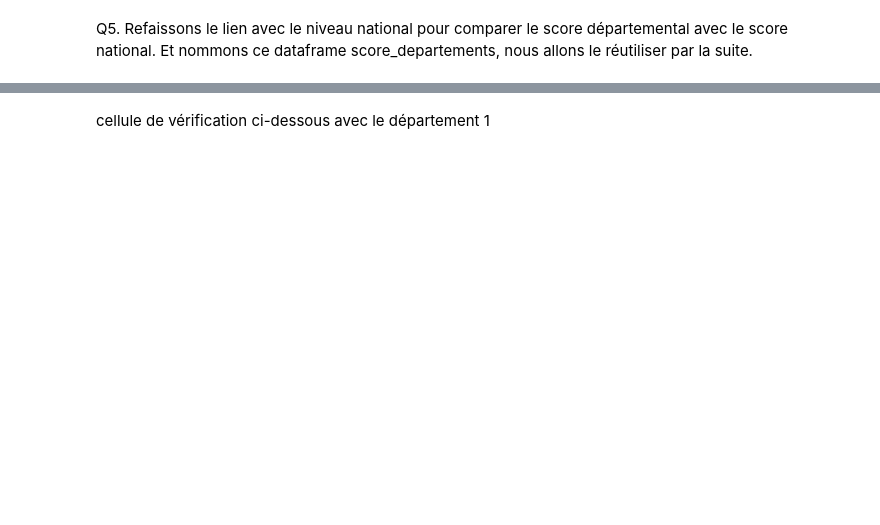
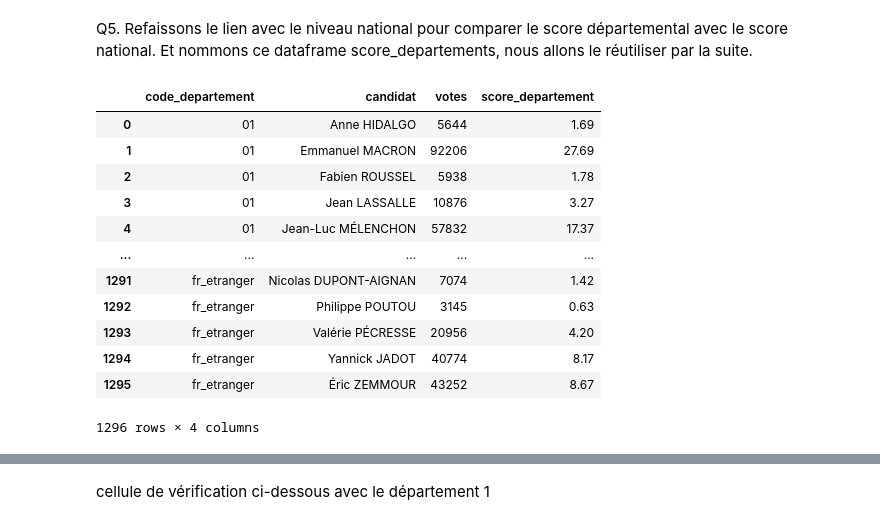
Before and after one commit to djamal2905/evaluation_intermediaire_python_4_data_science_groupe_2c, a Jupyter notebook: reponse.ipynb, the cells around one changed output, grey strips where cells are left out. Cells and saved outputs as stored; diff of their text form; code cells hidden in the pictures; blank space fills up the shorter version.

```diff
--- a/reponse.ipynb
+++ b/reponse.ipynb
@@ -102,5 +183,37 @@ x.loc[x["code_departement"] == "11"].sort_values("votes", ascending=False)
 # %% [markdown]
 Q5. Refaissons le lien avec le niveau national pour comparer le score départemental avec le score national. Et nommons ce dataframe score_departements, nous allons le réutiliser par la suite.
+# %%
+# Votes par candidat et par département
+score_departements = df.groupby(["code_departement", "candidat"]).agg(
+    votes = ("voix", "sum")
+).reset_index()
+
+# Récupération des totaux sans tenir compte des votes adressé à personne
+total_dep = df.loc[~df["candidat"].isna()].groupby(["code_departement"]).agg(
+    total = ("voix", "sum")
+).reset_index()
+
+# Rajout du total
+score_departements = score_departements.merge(right=total_dep, how="left", on="code_departement")
+
+# Calcul du score
+score_departements["score_departement"] = round(100 * score_departements["votes"] / score_departements["total"], 2)
+score_departements = score_departements.drop(columns="total")
+score_departements
+# %% [output]
+|  | code_departement | candidat | votes | score_departement |
+| 0 | 01 | Anne HIDALGO | 5644 | 1.69 |
+| 1 | 01 | Emmanuel MACRON | 92206 | 27.69 |
+| 2 | 01 | Fabien ROUSSEL | 5938 | 1.78 |
+| 3 | 01 | Jean LASSALLE | 10876 | 3.27 |
+| 4 | 01 | Jean-Luc MÉLENCHON | 57832 | 17.37 |
+| ... | ... | ... | ... | ... |
+| 1291 | fr_etranger | Nicolas DUPONT-AIGNAN | 7074 | 1.42 |
+| 1292 | fr_etranger | Philippe POUTOU | 3145 | 0.63 |
+| 1293 | fr_etranger | Valérie PÉCRESSE | 20956 | 4.20 |
+| 1294 | fr_etranger | Yannick JADOT | 40774 | 8.17 |
+| 1295 | fr_etranger | Éric ZEMMOUR | 43252 | 8.67 |
+1296 rows × 4 columns
 # %%
 # Votes par candidat
 nationale = df.groupby(["candidat"]).agg(
```
Also changed, not shown: parts of 17 cells of this notebook, 2 other files.
